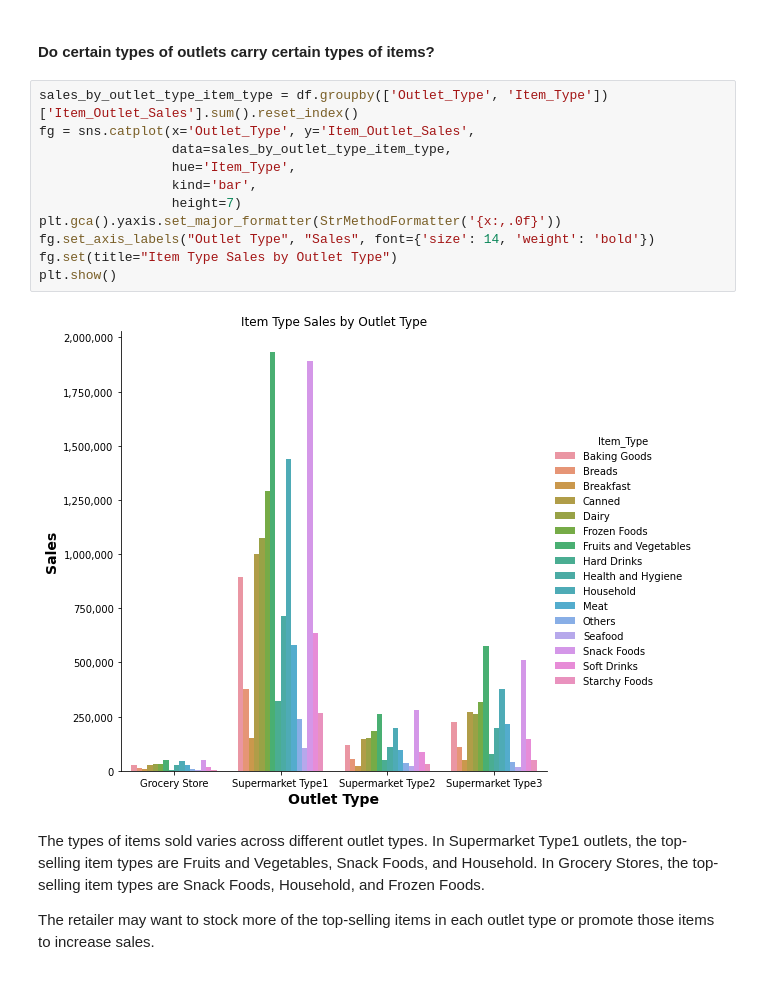
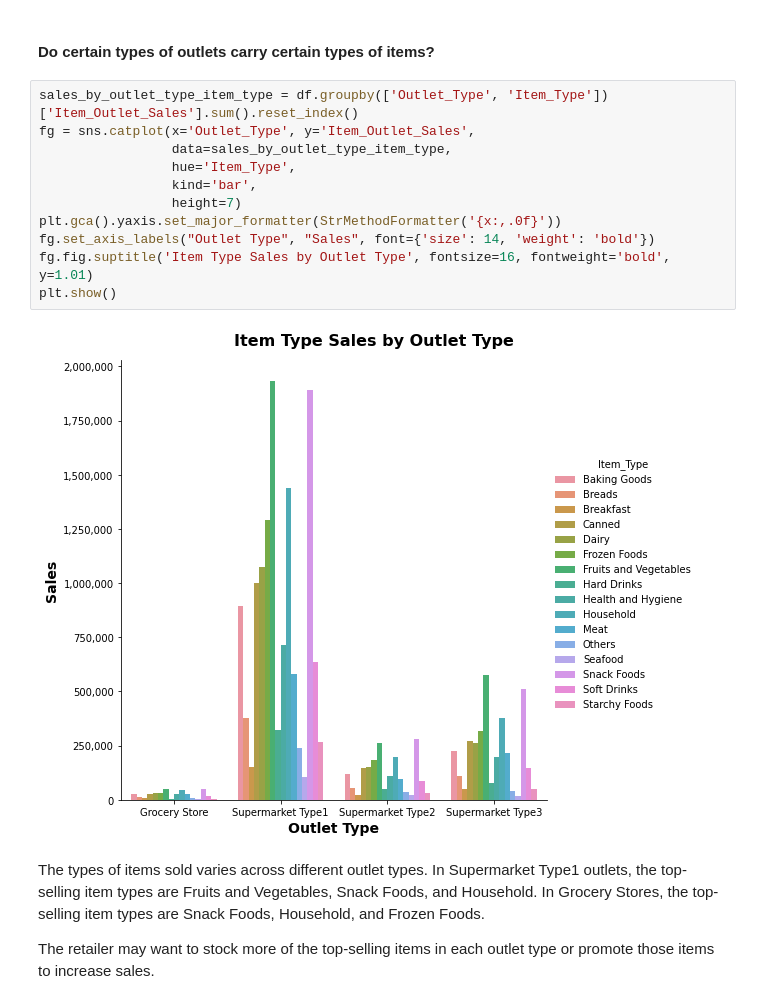
Before and after one commit to osluder/food-sales-predictions, a Jupyter notebook: food-sales-predictions.ipynb, the cells around one changed output. Saved outputs shown, nothing was run; the diff lists cells and outputs as text.

```diff
--- a/food-sales-predictions.ipynb
+++ b/food-sales-predictions.ipynb
@@ -818,16 +818,16 @@ The retailer may want to adjust the prices of certain items to increase their sa
 # %%
 sales_by_outlet_type_item_type = df.groupby(['Outlet_Type', 'Item_Type'])['Item_Outlet_Sales'].sum().reset_index()
 fg = sns.catplot(x='Outlet_Type', y='Item_Outlet_Sales',
                  data=sales_by_outlet_type_item_type,
                  hue='Item_Type',
                  kind='bar',
                  height=7)
 plt.gca().yaxis.set_major_formatter(StrMethodFormatter('{x:,.0f}'))
 fg.set_axis_labels("Outlet Type", "Sales", font={'size': 14, 'weight': 'bold'})
-fg.set(title="Item Type Sales by Outlet Type")
+fg.fig.suptitle('Item Type Sales by Outlet Type', fontsize=16, fontweight='bold', y=1.01)
 plt.show()
 # %% [output]
-[figure, old version]
+[figure, new version]
 # %% [markdown]
 The types of items sold varies across different outlet types. In Supermarket Type1 outlets, the top-selling item types are Fruits and Vegetables, Snack Foods, and Household. In Grocery Stores, the top-selling item types are Snack Foods, Household, and Frozen Foods.
 
```
